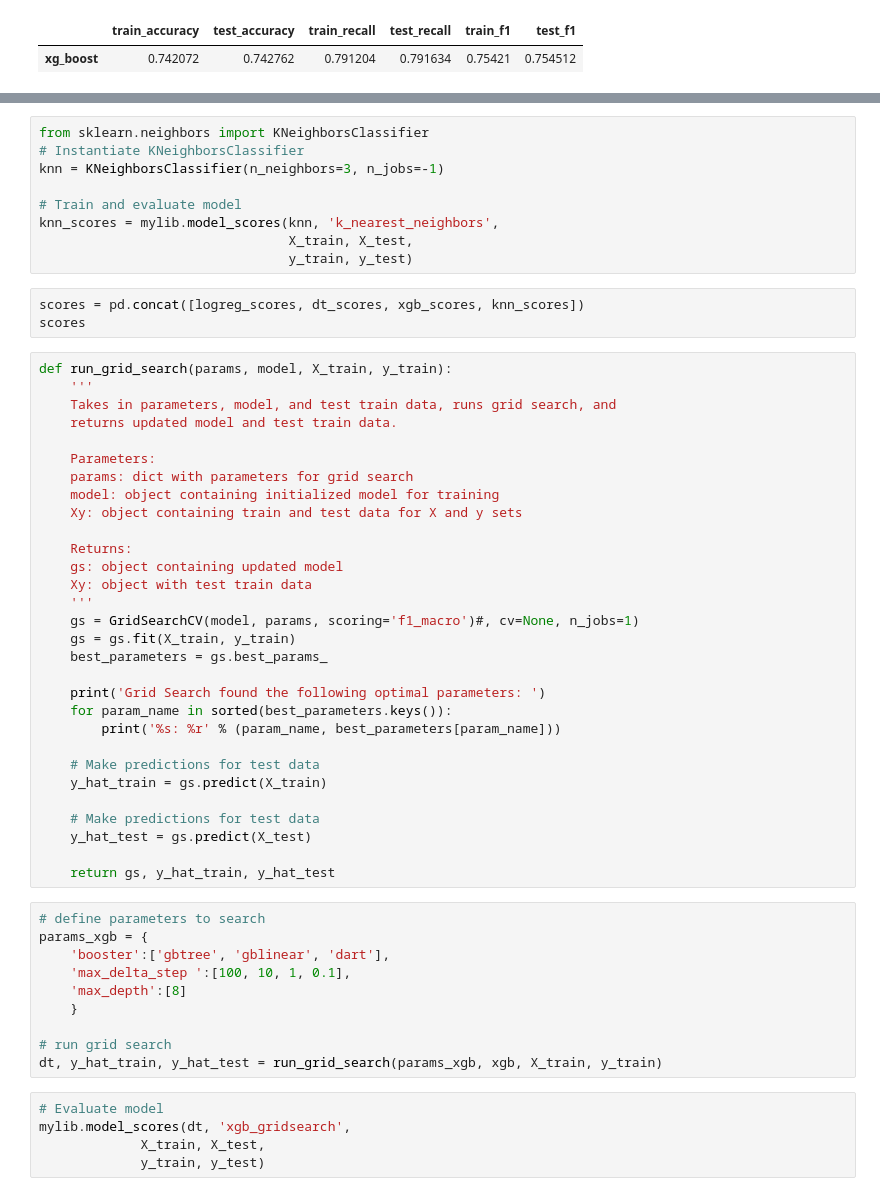
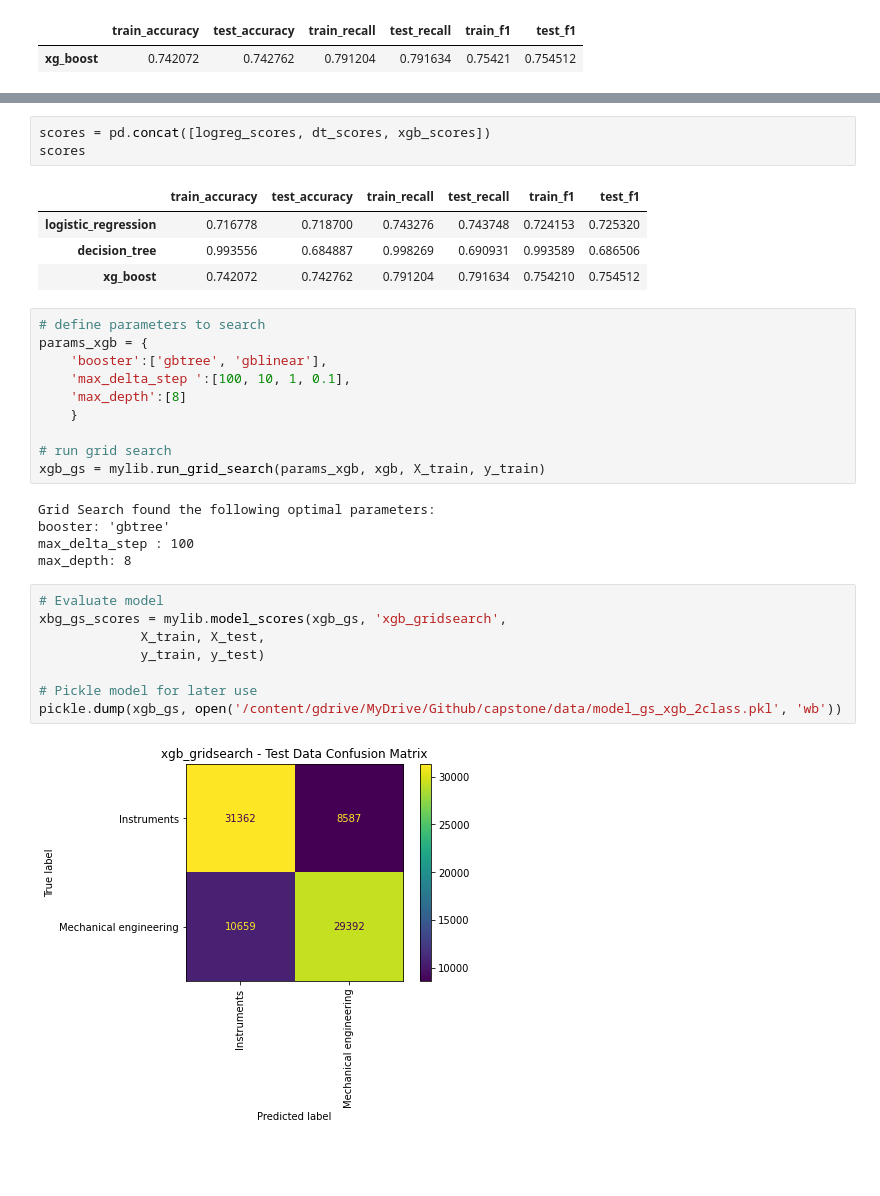
Before and after one commit to cmfritz/NLP-Patent-Classification, a Jupyter notebook: analysis_2class.ipynb, the cells around one changed output, grey strips where cells are left out. Cells and saved outputs as stored; diff of their text form; blank space fills up the shorter version.

Commit message:
Pickled models.

```diff
--- a/analysis_2class.ipynb
+++ b/analysis_2class.ipynb
@@ -153,57 +160,33 @@ plt.show()
-# %%
-from sklearn.neighbors import KNeighborsClassifier
-# Instantiate KNeighborsClassifier
-knn = KNeighborsClassifier(n_neighbors=3, n_jobs=-1)
-
-# Train and evaluate model
-knn_scores = mylib.model_scores(knn, 'k_nearest_neighbors',
-                                X_train, X_test,
-                                y_train, y_test)
 # %%
-scores = pd.concat([logreg_scores, dt_scores, xgb_scores, knn_scores])
+scores = pd.concat([logreg_scores, dt_scores, xgb_scores])
 scores
+# %% [output]
+|  | train_accuracy | test_accuracy | train_recall | test_recall | train_f1 | test_f1 |
+| logistic_regression | 0.716778 | 0.718700 | 0.743276 | 0.743748 | 0.724153 | 0.725320 |
+| decision_tree | 0.993556 | 0.684887 | 0.998269 | 0.690931 | 0.993589 | 0.686506 |
+| xg_boost | 0.742072 | 0.742762 | 0.791204 | 0.791634 | 0.754210 | 0.754512 |
-# %%
-def run_grid_search(params, model, X_train, y_train):
-    '''
-    Takes in parameters, model, and test train data, runs grid search, and
-    returns updated model and test train data.
-
-    Parameters:
-    params: dict with parameters for grid search
-    model: object containing initialized model for training
-    Xy: object containing train and test data for X and y sets
-
-    Returns:
-    gs: object containing updated model
-    Xy: object with test train data
-    '''
-    gs = GridSearchCV(model, params, scoring='f1_macro')#, cv=None, n_jobs=1)
-    gs = gs.fit(X_train, y_train)
-    best_parameters = gs.best_params_
-
-    print('Grid Search found the following optimal parameters: ')
-    for param_name in sorted(best_parameters.keys()):
-        print('%s: %r' % (param_name, best_parameters[param_name]))
-
-    # Make predictions for test data
-    y_hat_train = gs.predict(X_train)
-
-    # Make predictions for test data
-    y_hat_test = gs.predict(X_test)
-
-    return gs, y_hat_train, y_hat_test
 # %%
 # define parameters to search
 params_xgb = {
-    'booster':['gbtree', 'gblinear', 'dart'],
+    'booster':['gbtree', 'gblinear'],
     'max_delta_step ':[100, 10, 1, 0.1],
     'max_depth':[8]
     }
 
 # run grid search
-dt, y_hat_train, y_hat_test = run_grid_search(params_xgb, xgb, X_train, y_train)
+xgb_gs = mylib.run_grid_search(params_xgb, xgb, X_train, y_train)
+# %% [output]
+Grid Search found the following optimal parameters:
+booster: 'gbtree'
+max_delta_step : 100
+max_depth: 8
 # %%
 # Evaluate model
-mylib.model_scores(dt, 'xgb_gridsearch',
+xbg_gs_scores = mylib.model_scores(xgb_gs, 'xgb_gridsearch',
              X_train, X_test,
              y_train, y_test)
+
+# Pickle model for later use
+pickle.dump(xgb_gs, open('/content/gdrive/MyDrive/Github/capstone/data/model_gs_xgb_2class.pkl', 'wb'))
+# %% [output]
+[figure, added]
```
Also changed, not shown: parts of 12 cells of this notebook.
